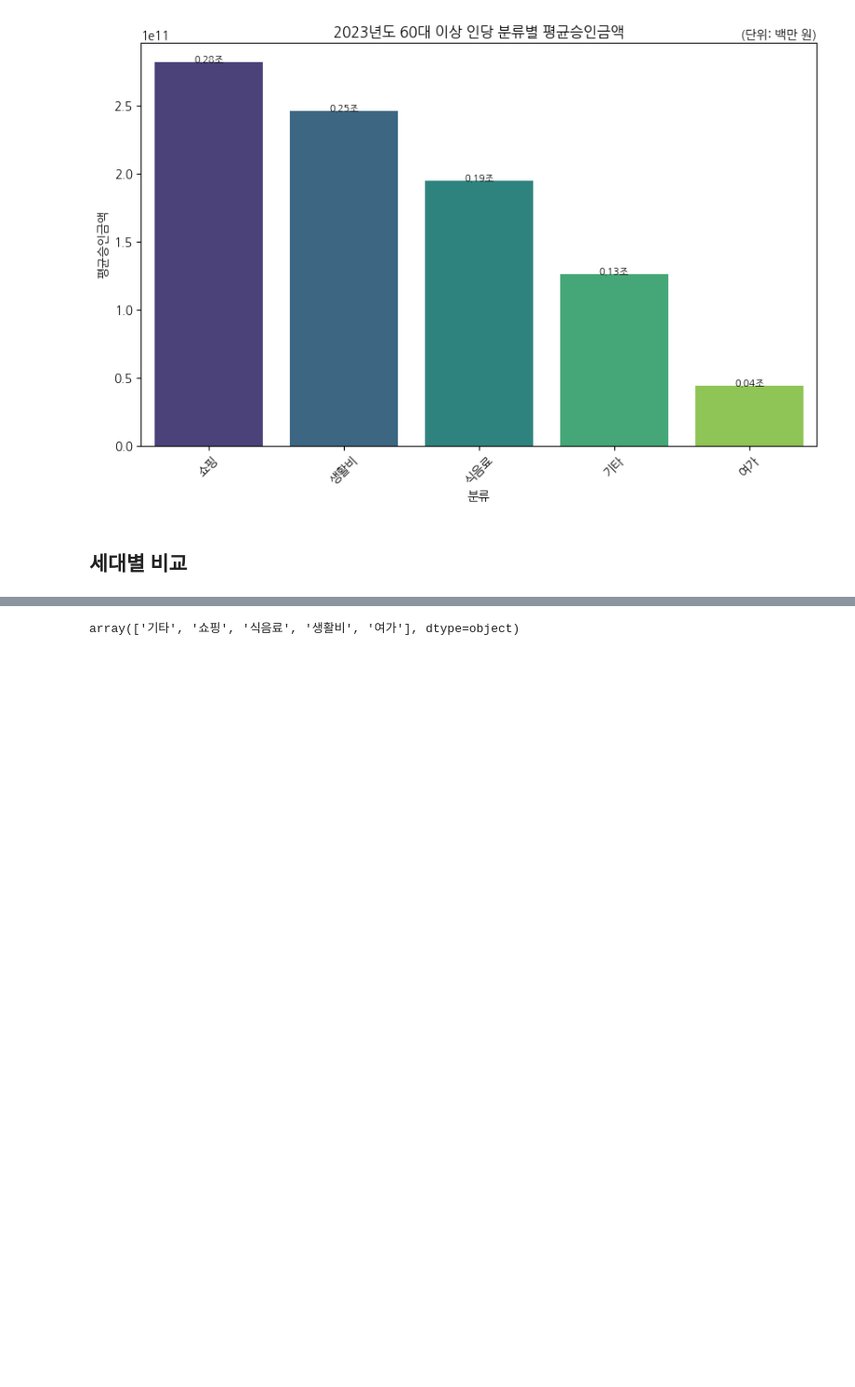
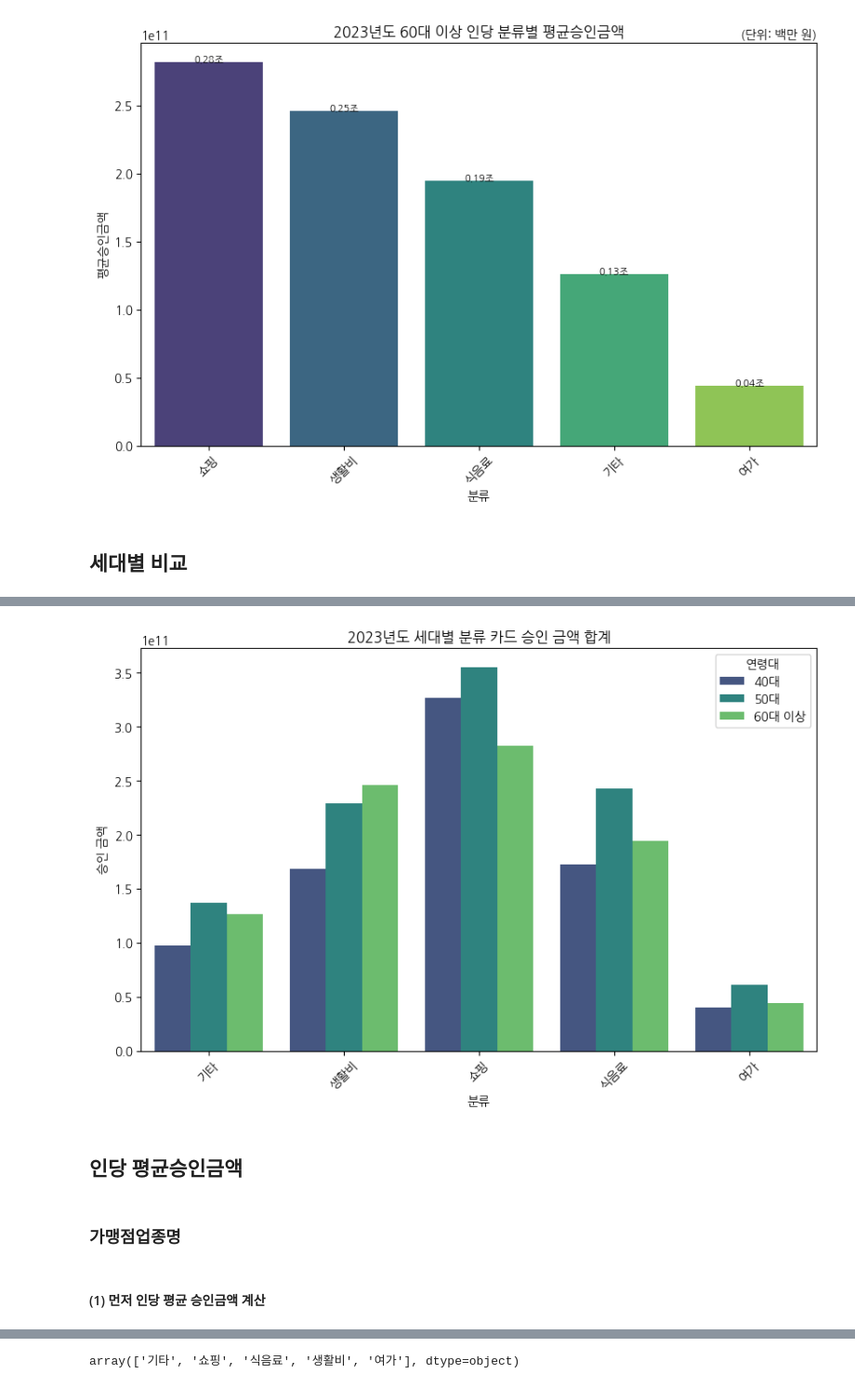
Before and after one commit to dsleslie/Projects_2024, a Jupyter notebook: 3_EDA.ipynb, the cells around one changed output, grey strips where cells are left out. Shown at 93% size. Cells and saved outputs as stored; diff of their text form; code cells hidden in the pictures; blank space fills up the shorter version.

```diff
--- a/3_EDA.ipynb
+++ b/3_EDA.ipynb
@@ -961,0 +1051,10 @@ def table_avg_compare(df_list, feature1, feature2, target, year, generations):
+# %%
+compare_generation_spending(cc_23_40_r, cc_23_50_r, cc_23_60_r, "분류", "승인금액", "2023")
+# %% [output]
+[figure, added]
+# %% [markdown]
+## 인당 평균승인금액
+# %% [markdown]
+### 가맹점업종명
+# %% [markdown]
+#### (1) 먼저 인당 평균 승인금액 계산
```
Also changed, not shown: parts of 17 cells of this notebook.
